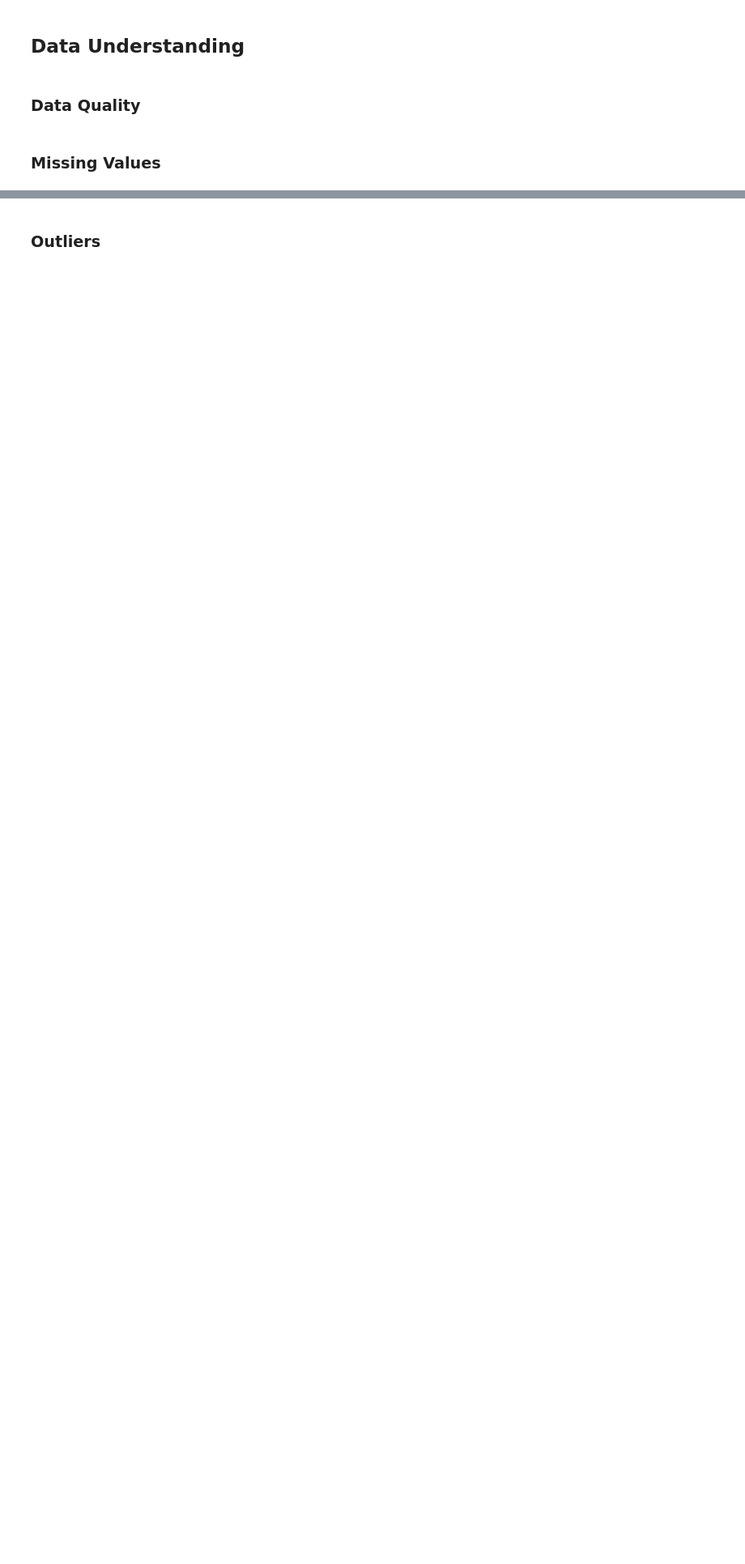
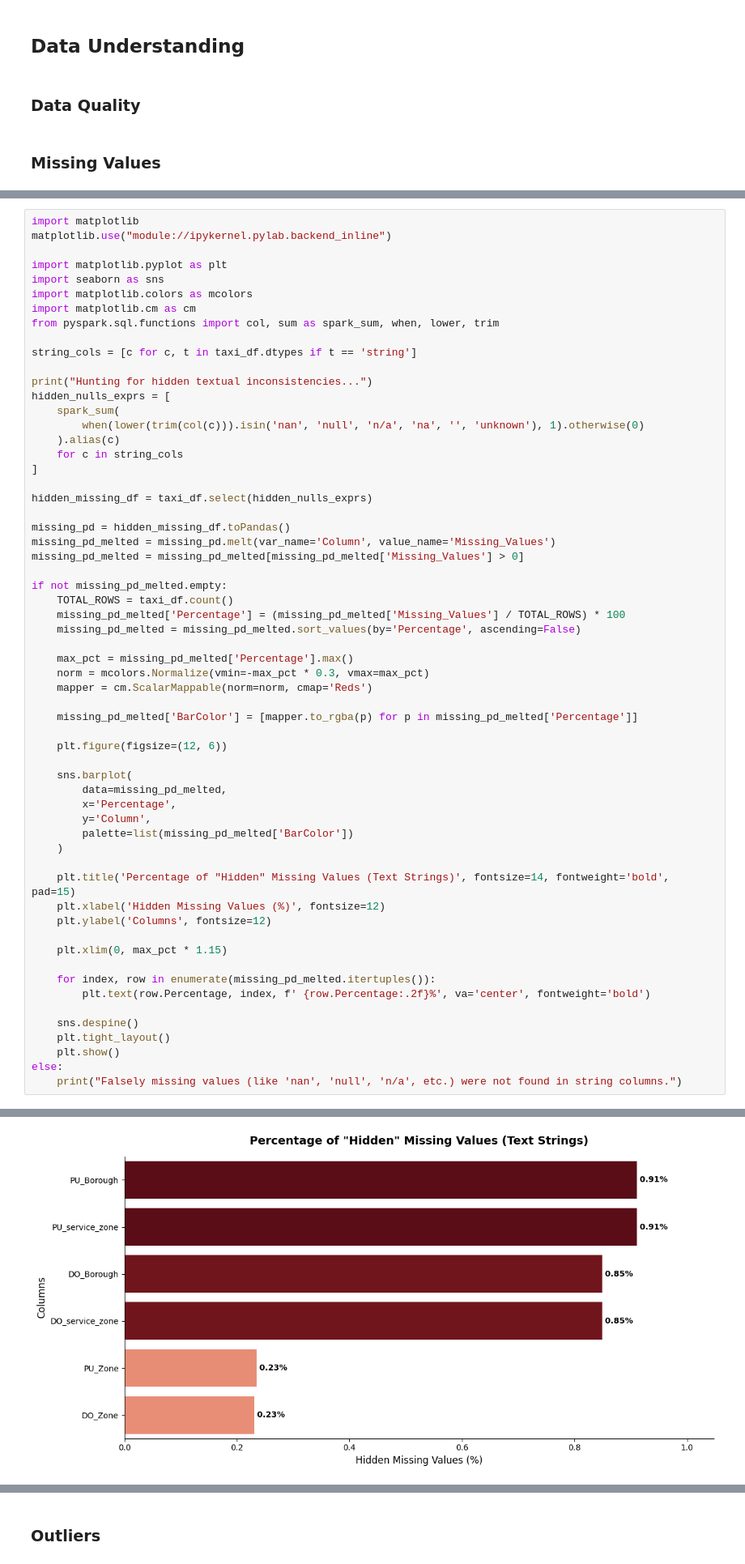
Before and after one commit to Mariana-rc01/SparkAndDrive, a Jupyter notebook: profiling_mariana.ipynb, the cells around one changed output, grey strips where cells are left out. Shown at 81% size. Drawn from its saved outputs; the diff is of its cells as text; blank space fills up the shorter version.

```diff
--- a/profiling_mariana.ipynb
+++ b/profiling_mariana.ipynb
@@ -384,0 +396,61 @@ missing_df.show(truncate=False)
+# %%
+import matplotlib
+matplotlib.use("module://ipykernel.pylab.backend_inline")
+
+import matplotlib.pyplot as plt
+import seaborn as sns
+import matplotlib.colors as mcolors
+import matplotlib.cm as cm
+from pyspark.sql.functions import col, sum as spark_sum, when, lower, trim
+
+string_cols = [c for c, t in taxi_df.dtypes if t == 'string']
+
+print("Hunting for hidden textual inconsistencies...")
+hidden_nulls_exprs = [
+    spark_sum(
+        when(lower(trim(col(c))).isin('nan', 'null', 'n/a', 'na', '', 'unknown'), 1).otherwise(0)
+    ).alias(c)
+    for c in string_cols
+]
+
+hidden_missing_df = taxi_df.select(hidden_nulls_exprs)
+
+missing_pd = hidden_missing_df.toPandas()
+missing_pd_melted = missing_pd.melt(var_name='Column', value_name='Missing_Values')
+missing_pd_melted = missing_pd_melted[missing_pd_melted['Missing_Values'] > 0]
+
+if not missing_pd_melted.empty:
+    TOTAL_ROWS = taxi_df.count()
+    missing_pd_melted['Percentage'] = (missing_pd_melted['Missing_Values'] / TOTAL_ROWS) * 100
+    missing_pd_melted = missing_pd_melted.sort_values(by='Percentage', ascending=False)
+
+    max_pct = missing_pd_melted['Percentage'].max()
+    norm = mcolors.Normalize(vmin=-max_pct * 0.3, vmax=max_pct)
+    mapper = cm.ScalarMappable(norm=norm, cmap='Reds')
+
+    missing_pd_melted['BarColor'] = [mapper.to_rgba(p) for p in missing_pd_melted['Percentage']]
+
+    plt.figure(figsize=(12, 6))
+
+    sns.barplot(
+        data=missing_pd_melted,
+        x='Percentage',
+        y='Column',
+        palette=list(missing_pd_melted['BarColor'])
+    )
+
+    plt.title('Percentage of "Hidden" Missing Values (Text Strings)', fontsize=14, fontweight='bold', pad=15)
+    plt.xlabel('Hidden Missing Values (%)', fontsize=12)
+    plt.ylabel('Columns', fontsize=12)
+
+    plt.xlim(0, max_pct * 1.15)
+
+    for index, row in enumerate(missing_pd_melted.itertuples()):
+        plt.text(row.Percentage, index, f' {row.Percentage:.2f}%', va='center', fontweight='bold')
+
+    sns.despine()
+    plt.tight_layout()
+    plt.show()
+else:
+    print("Falsely missing values (like 'nan', 'null', 'n/a', etc.) were not found in string columns.")
+# %% [output]
@@ -384,0 +458 @@ missing_df.show(truncate=False)
+[figure, added]
```
Also changed, not shown: parts of 60 cells of this notebook.
